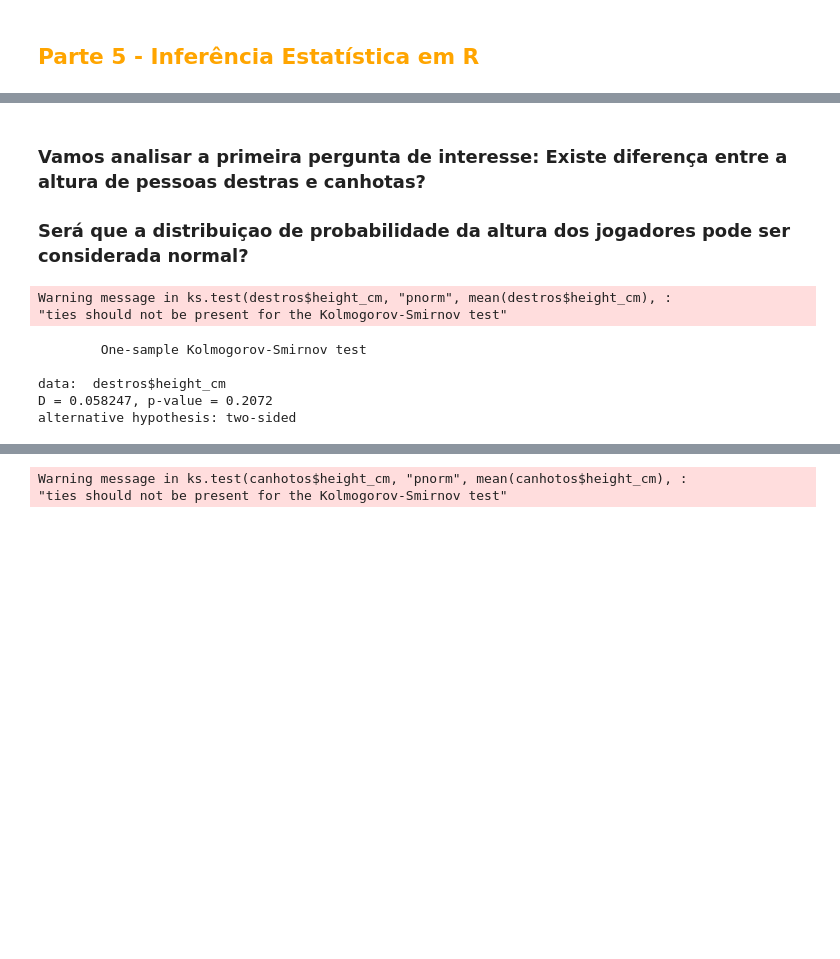
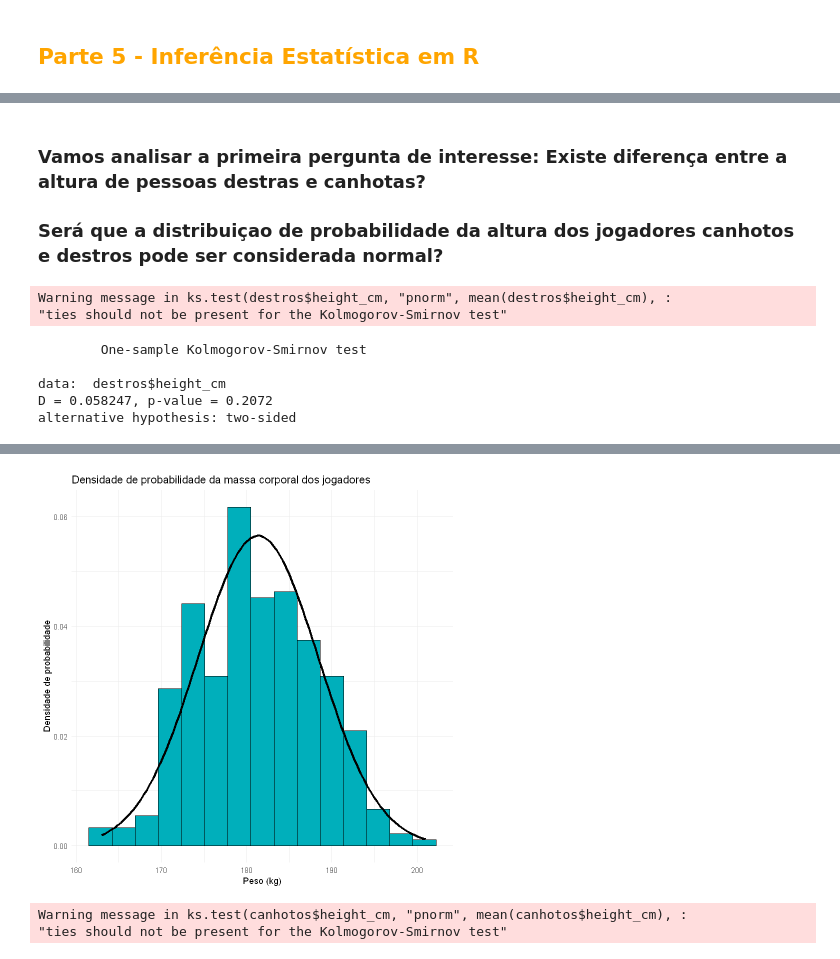
Before and after one commit to turing-usp/workshop_estatistica_com_R, a Jupyter notebook: fifa-gabarito.ipynb, the cells around one changed output, grey strips where cells are left out. Drawn from its saved outputs; the diff is of its cells as text; code cells hidden in the pictures; blank space fills up the shorter version.

```diff
--- a/fifa-gabarito.ipynb
+++ b/fifa-gabarito.ipynb
@@ -987,8 +987,6 @@ ggplot(fifa)+  aes(x = age, y = wage_eur) +
 [figure]
 # %% [markdown]
 ## <span style="color: orange;"> Parte 5 - Inferência Estatística em R </span>
-# %%
-fifa <- read.csv("dados/fifa_sample_wsR.csv", header=TRUE)
 # %% [markdown]
 ### Testes de Hipótese
 Muitas vezes, quando estamos fazendo alguma análise, queremos verificar se **duas médias são diferentes**. <br>
@@ -1042,7 +1041,7 @@ destros = fifa %>% filter(preferred_foot == 'Right')
 canhotos = fifa %>% filter(preferred_foot == 'Left')
 # %% [markdown]
 ### Vamos analisar a primeira pergunta de interesse: Existe diferença entre a altura de pessoas destras e canhotas?
-### Será que a distribuiçao de probabilidade da altura dos jogadores pode ser considerada normal?
+### Será que a distribuiçao de probabilidade da altura dos jogadores canhotos e destros pode ser considerada normal?
 # %%
 ks.test(destros$height_cm,"pnorm",mean(destros$height_cm),sd(destros$height_cm))
 # %% [output]
@@ -1053,3 +1052,12 @@ Warning message in ks.test(destros$height_cm, "pnorm", mean(destros$height_cm),
 data:  destros$height_cm
 D = 0.058247, p-value = 0.2072
 alternative hypothesis: two-sided
+# %%
+# Distribuição do salário dos jogadores
+ggplot(destros) +aes( height_cm) +
+    geom_histogram(bins=15, aes(y =..density..),fill="#00AFBB",color="black")+
+  stat_function(fun = dnorm, args = list( mean(destros$height_cm), sd(destros$height_cm)),aes(fill="black"),size=1.2)+
+  theme_minimal() +
+  labs(y = "Densidade de probabilidade", x = "Peso (kg)",
+  title = "Densidade de probabilidade da massa corporal dos jogadores")
+# %% [output]
@@ -1056,3 +1066,4 @@ alternative hypothesis: two-sided
+[figure, added]
 # %%
 ks.test(canhotos$height_cm,"pnorm",mean(canhotos$height_cm),sd(canhotos$height_cm))
 # %% [output]
```
Also changed, not shown: parts of 7 cells of this notebook.
